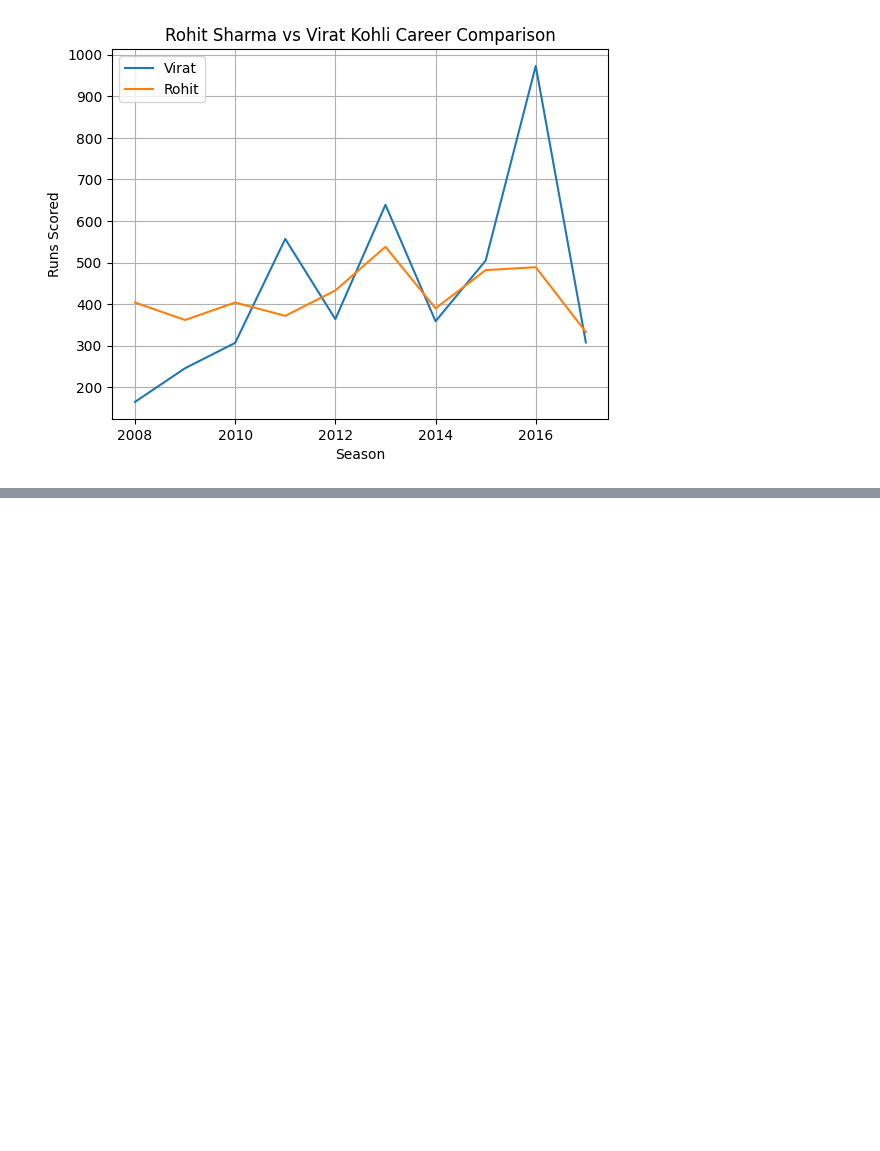
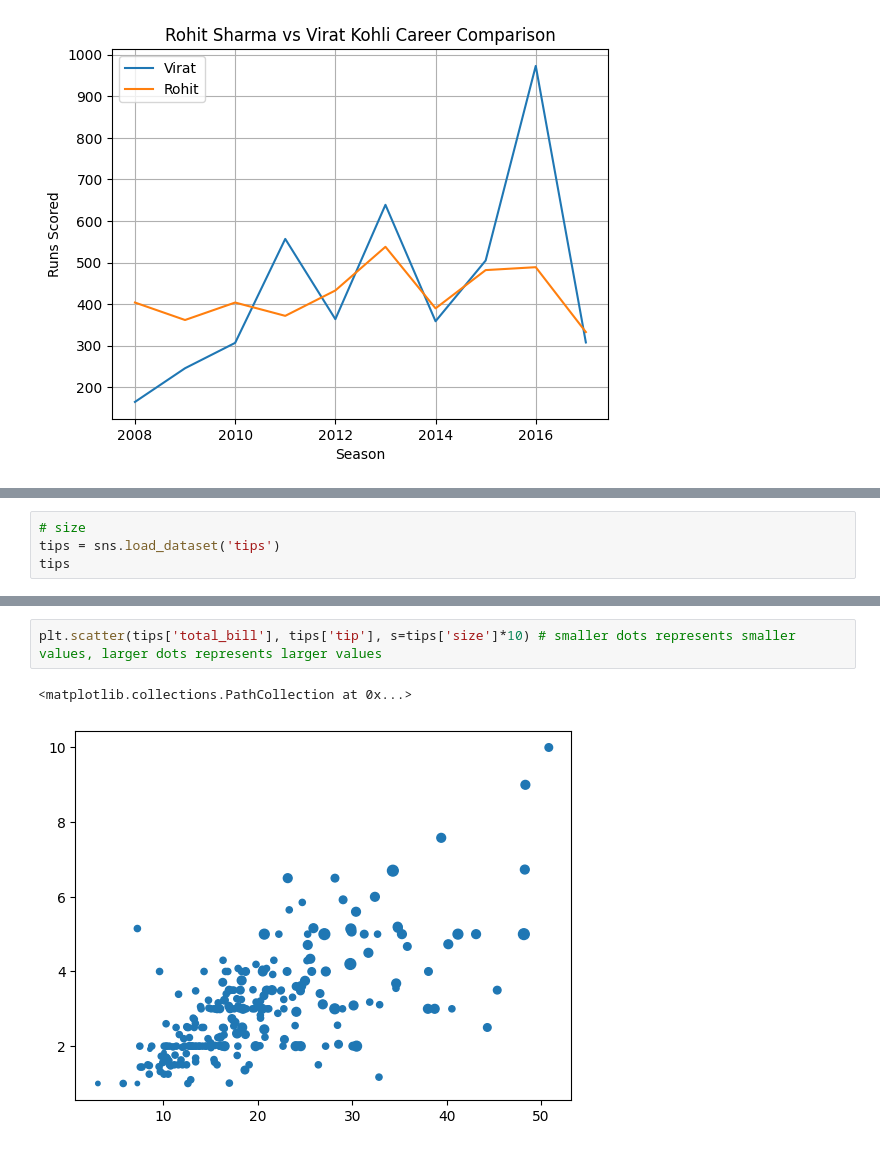
Before and after one commit to Lakshya-Ag09/Data-Science-Analysis, a Jupyter notebook: Matplotlib_01.ipynb, the cells around one changed output, grey strips where cells are left out. Saved outputs shown, nothing was run; the diff lists cells and outputs as text; blank space fills up the shorter version.

```diff
--- a/Matplotlib_01.ipynb
+++ b/Matplotlib_01.ipynb
@@ -172,0 +219,4 @@ plt.show() # to print graph
+# %%
+# size
+tips = sns.load_dataset('tips')
+tips
@@ -172,0 +237,5 @@ plt.show() # to print graph
+# %%
+plt.scatter(tips['total_bill'], tips['tip'], s=tips['size']*10) # smaller dots represents smaller values, larger dots represents larger values
+# %% [output]
+<matplotlib.collections.PathCollection at 0x...>
+[figure, added]
```
Also changed, not shown: parts of 6 cells of this notebook.
